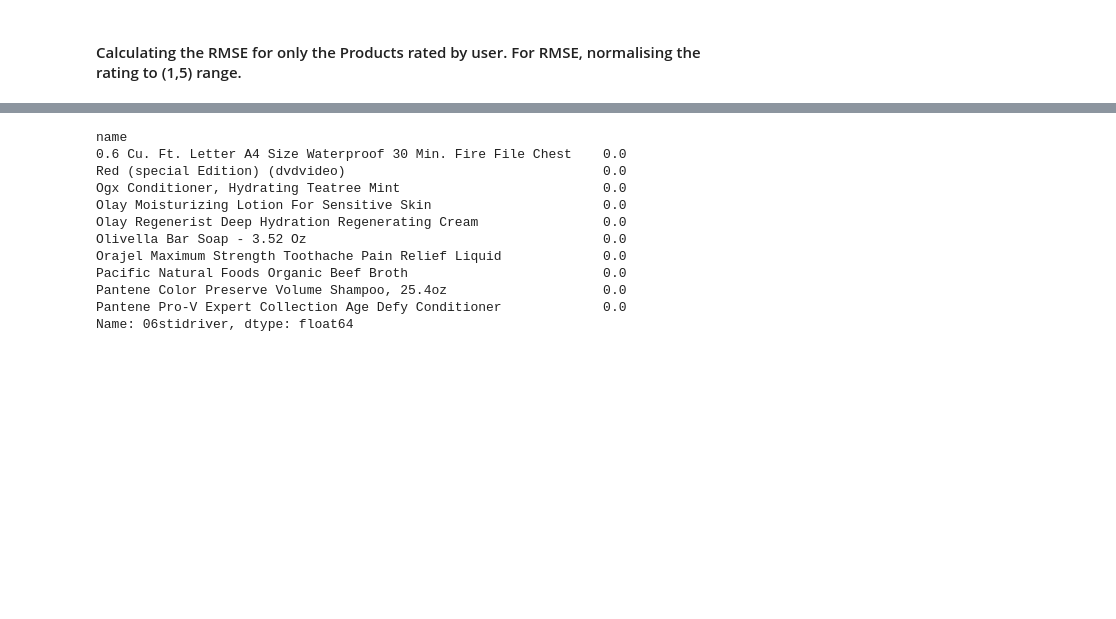
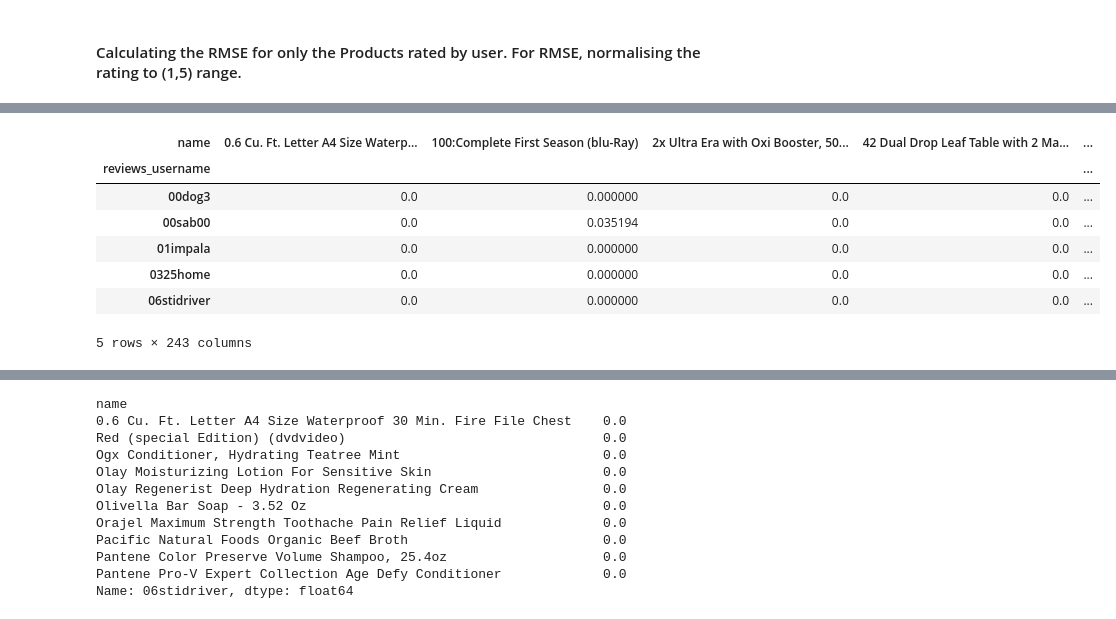
Before and after one commit to zyper26/Sentiment-Based-Recommendation, a Jupyter notebook: recommendation_system_classifier.ipynb, the cells around one changed output, grey strips where cells are left out. Cells and saved outputs as stored; diff of their text form; code cells hidden in the pictures; blank space fills up the shorter version.

```diff
--- a/recommendation_system_classifier.ipynb
+++ b/recommendation_system_classifier.ipynb
@@ -802,0 +913,3 @@ total_non_nan = np.count_nonzero(~np.isnan(y))
+# %%
+item_predicted_ratings = np.dot((df_pivot.fillna(0).T),item_correlation)
+item_predicted_ratings
@@ -802,0 +930,13 @@ total_non_nan = np.count_nonzero(~np.isnan(y))
+# %%
+# Filtering the rating only for the Products not rated by the user for recommendation
+item_final_rating = np.multiply(item_predicted_ratings,dummy_train)
+item_final_rating.head()
+# %% [output]
+| name | 0.6 Cu. Ft. Letter A4 Size Waterp... | 100:Complete First Season (blu-Ray) | 2x Ultra Era with Oxi Booster, 50... | 42 Dual Drop Leaf Table with 2 Ma... | ... |
+| reviews_username |  |  |  |  | ... |
+| 00dog3 | 0.0 | 0.000000 | 0.0 | 0.0 | ... |
+| 00sab00 | 0.0 | 0.035194 | 0.0 | 0.0 | ... |
+| 01impala | 0.0 | 0.000000 | 0.0 | 0.0 | ... |
+| 0325home | 0.0 | 0.000000 | 0.0 | 0.0 | ... |
+| 06stidriver | 0.0 | 0.000000 | 0.0 | 0.0 | ... |
+5 rows × 243 columns
```
Also changed, not shown: parts of 32 cells of this notebook, 8 other files.
